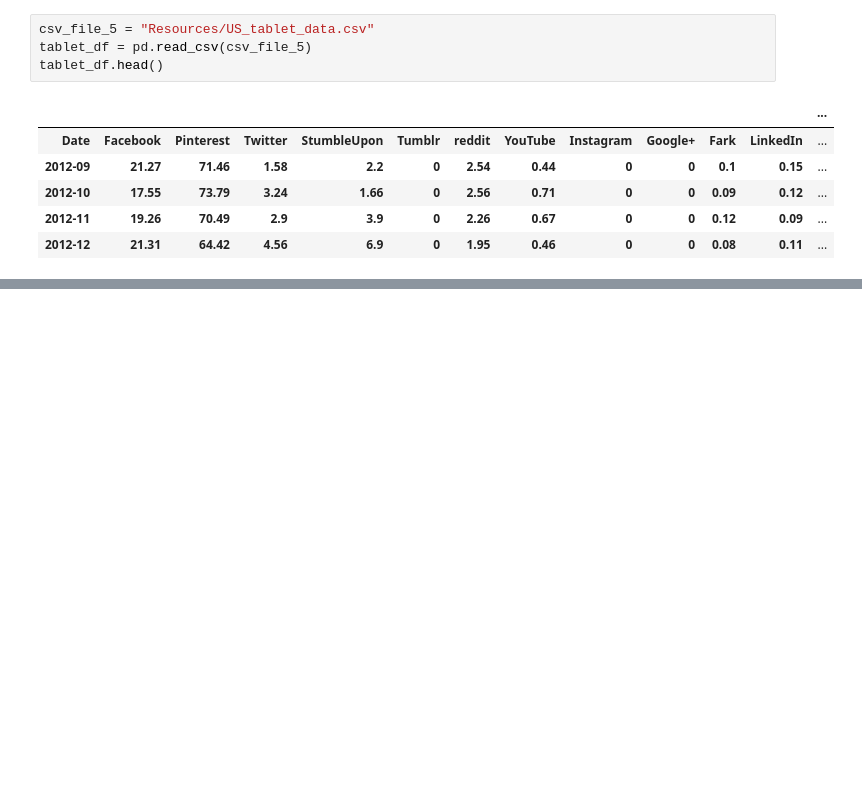
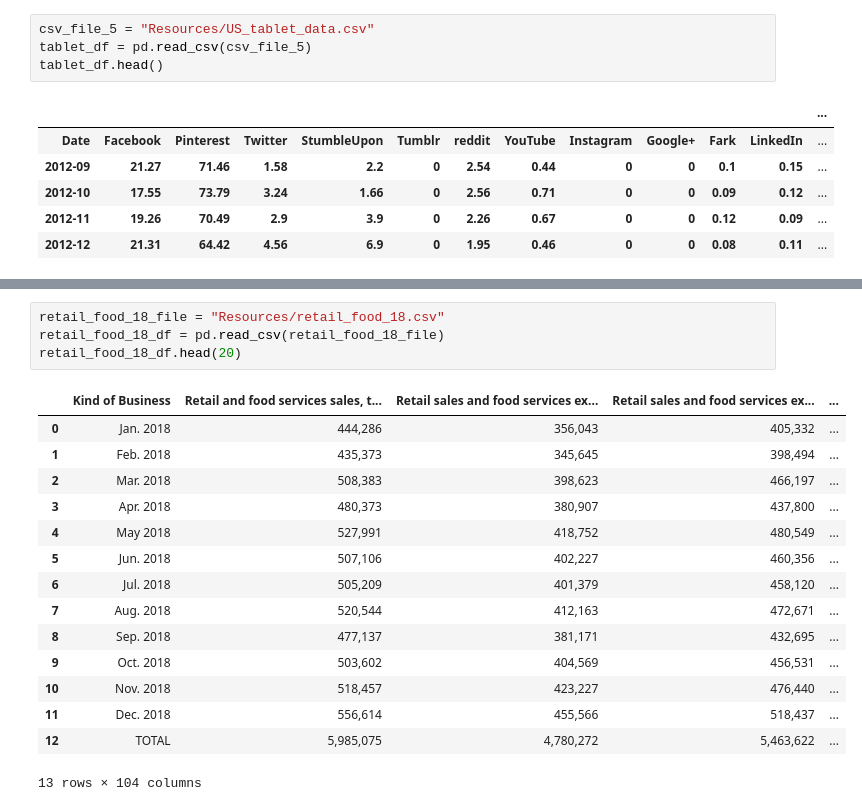
Before and after one commit to JordanJaner/ecommerce_social_media_ETL, a Jupyter notebook: Untitled.ipynb, the cells around one changed output, grey strips where cells are left out. Saved outputs shown, nothing was run; the diff lists cells and outputs as text; blank space fills up the shorter version.

Commit message:
clean retail data

```diff
--- a/Untitled.ipynb
+++ b/Untitled.ipynb
@@ -61,0 +102,20 @@ tablet_df.head()
+# %%
+retail_food_18_file = "Resources/retail_food_18.csv"
+retail_food_18_df = pd.read_csv(retail_food_18_file)
+retail_food_18_df.head(20)
+# %% [output]
+|  | Kind of Business | Retail and food services sales, t... | Retail sales and food services ex... | Retail sales and food services ex... | ... |
+| 0 | Jan. 2018 | 444,286 | 356,043 | 405,332 | ... |
+| 1 | Feb. 2018 | 435,373 | 345,645 | 398,494 | ... |
+| 2 | Mar. 2018 | 508,383 | 398,623 | 466,197 | ... |
+| 3 | Apr. 2018 | 480,373 | 380,907 | 437,800 | ... |
+| 4 | May 2018 | 527,991 | 418,752 | 480,549 | ... |
+| 5 | Jun. 2018 | 507,106 | 402,227 | 460,356 | ... |
+| 6 | Jul. 2018 | 505,209 | 401,379 | 458,120 | ... |
+| 7 | Aug. 2018 | 520,544 | 412,163 | 472,671 | ... |
+| 8 | Sep. 2018 | 477,137 | 381,171 | 432,695 | ... |
+| 9 | Oct. 2018 | 503,602 | 404,569 | 456,531 | ... |
+| 10 | Nov. 2018 | 518,457 | 423,227 | 476,440 | ... |
+| 11 | Dec. 2018 | 556,614 | 455,566 | 518,437 | ... |
+| 12 | TOTAL | 5,985,075 | 4,780,272 | 5,463,622 | ... |
+13 rows × 104 columns
```
Also changed, not shown: parts of 14 cells of this notebook, 4 other files.
